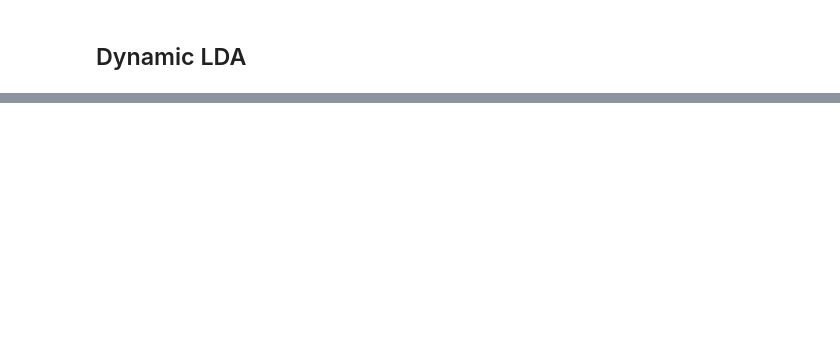
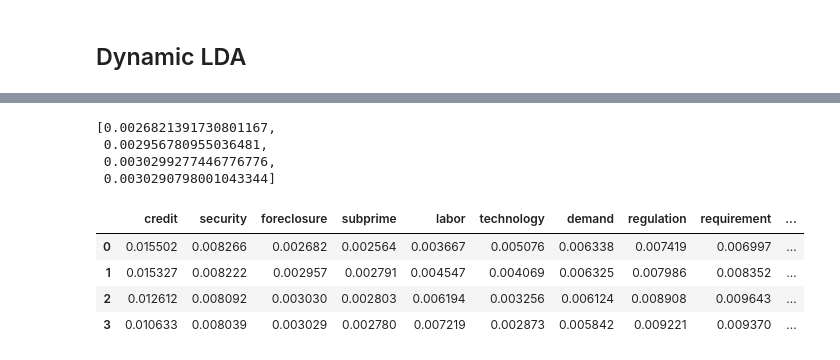
Before and after one commit to amarvenu/fed_detm, a Jupyter notebook: baseline.ipynb, the cells around one changed output, grey strips where cells are left out. Drawn from its saved outputs; the diff is of its cells as text; code cells hidden in the pictures; blank space fills up the shorter version.

```diff
--- a/baseline.ipynb
+++ b/baseline.ipynb
@@ -69,0 +116,7 @@ KeyboardInterrupt:
+# %%
+get_word_probs('foreclosure', 9, model)
+# %% [output]
+[0.0026821391730801167,
+ 0.002956780955036481,
+ 0.0030299277446776776,
+ 0.0030290798001043344]
@@ -69,0 +140,8 @@ KeyboardInterrupt:
+# %%
+plot_df
+# %% [output]
+|  | credit | security | foreclosure | subprime | labor | technology | demand | regulation | requirement | ... |
+| 0 | 0.015502 | 0.008266 | 0.002682 | 0.002564 | 0.003667 | 0.005076 | 0.006338 | 0.007419 | 0.006997 | ... |
+| 1 | 0.015327 | 0.008222 | 0.002957 | 0.002791 | 0.004547 | 0.004069 | 0.006325 | 0.007986 | 0.008352 | ... |
+| 2 | 0.012612 | 0.008092 | 0.003030 | 0.002803 | 0.006194 | 0.003256 | 0.006124 | 0.008908 | 0.009643 | ... |
+| 3 | 0.010633 | 0.008039 | 0.003029 | 0.002780 | 0.007219 | 0.002873 | 0.005842 | 0.009221 | 0.009370 | ... |
```
Also changed, not shown: parts of 26 cells of this notebook, 15 other files.
